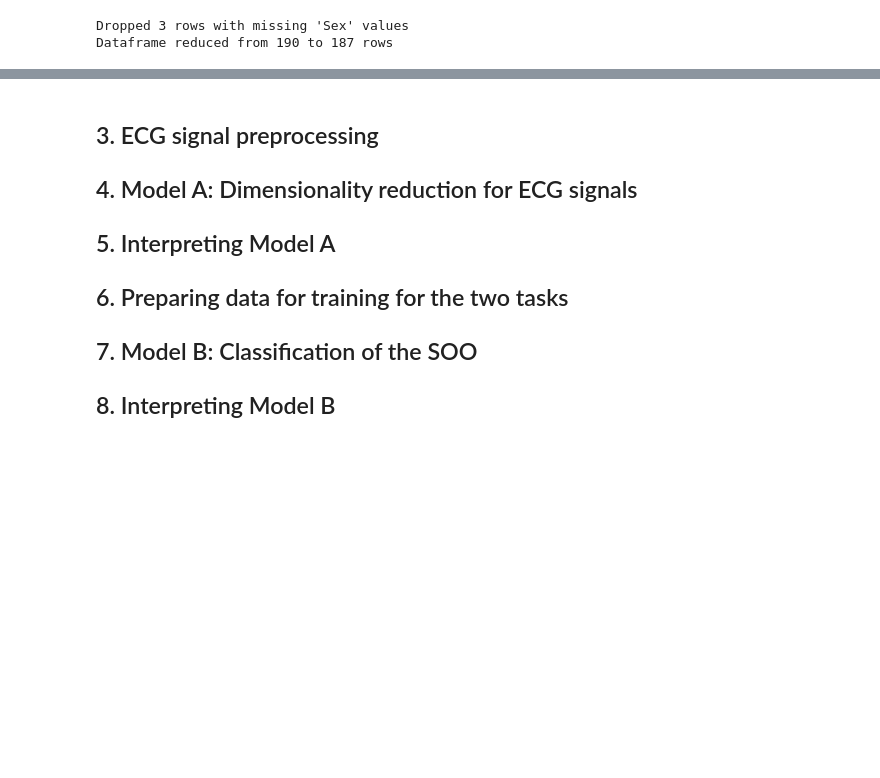
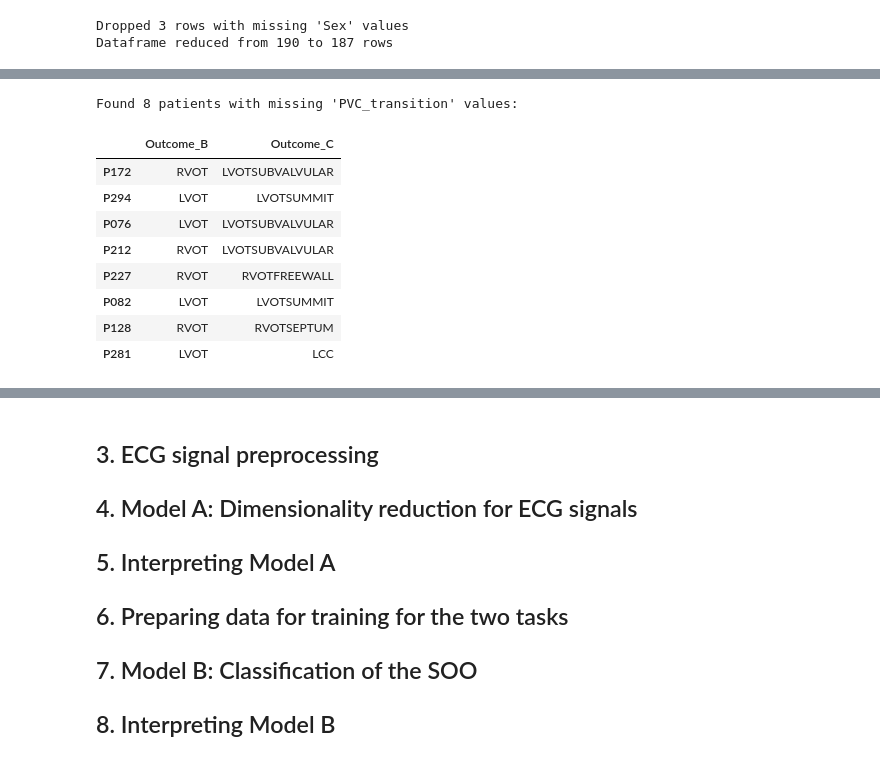
Before and after one commit to uripont/arrhythmia-origin-predictor, a Jupyter notebook: project_arrhythmias.ipynb, the cells around one changed output, grey strips where cells are left out. Saved outputs shown, nothing was run; the diff lists cells and outputs as text; code cells hidden in the pictures; blank space fills up the shorter version.

```diff
--- a/project_arrhythmias.ipynb
+++ b/project_arrhythmias.ipynb
@@ -877,7 +877,7 @@ We'll go through these columns one by one, to assess how relevant they might be,
 
 Some functions that will be useful for deciding how to preprocess the columns:
 # %%
-def check_missing_column_outcomes(df, column_name):
+def check_missing_column_values(df, column_name):
     # Find rows with missing values in the specified column
     missing_data = df[df[column_name].isna()]
 
@@ -926,0 +956,2 @@ Dataframe reduced from 190 to 187 rows
+# %%
+data = drop_rows_with_missing_values(data, 'HTA')
@@ -926,0 +985,13 @@ Dataframe reduced from 190 to 187 rows
+# %%
+check_missing_column_values(data, 'PVC_transition')
+# %% [output]
+Found 8 patients with missing 'PVC_transition' values:
+|  | Outcome_B | Outcome_C |
+| P172 | RVOT | LVOTSUBVALVULAR |
+| P294 | LVOT | LVOTSUMMIT |
+| P076 | LVOT | LVOTSUBVALVULAR |
+| P212 | RVOT | LVOTSUBVALVULAR |
+| P227 | RVOT | RVOTFREEWALL |
+| P082 | LVOT | LVOTSUMMIT |
+| P128 | RVOT | RVOTSEPTUM |
+| P281 | LVOT | LCC |
```
Also changed, not shown: parts of 36 cells of this notebook.
